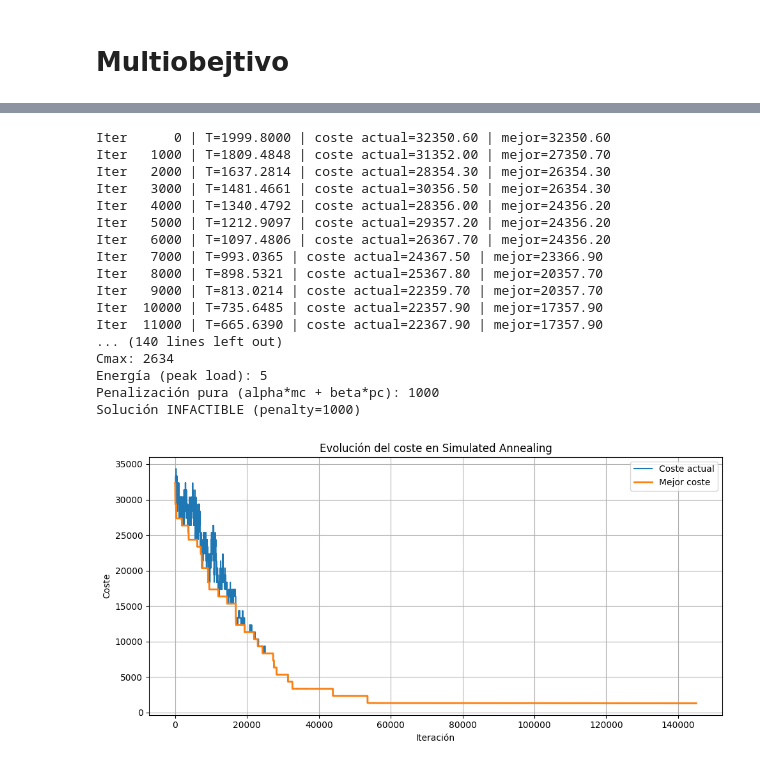
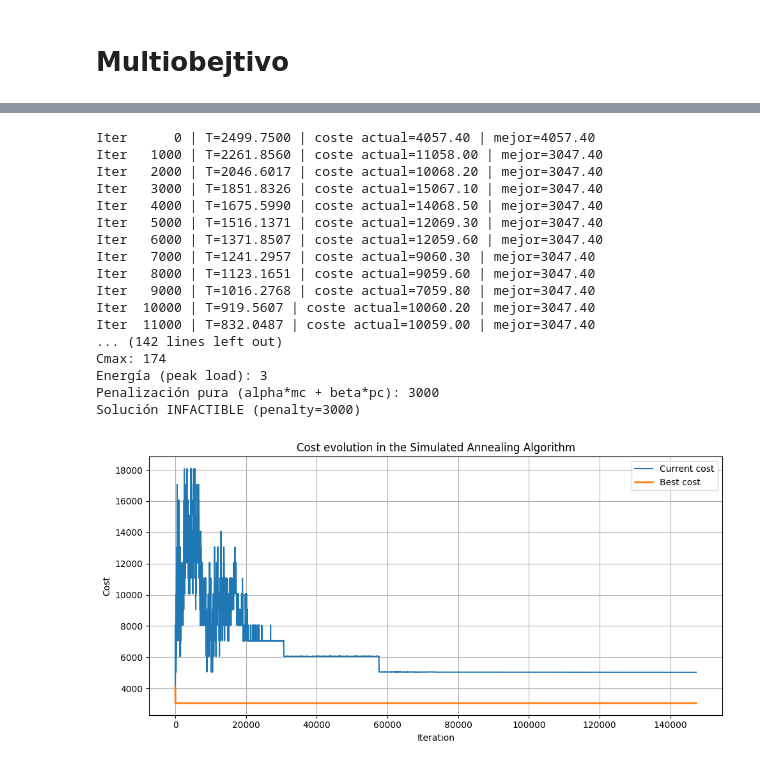
Before and after one commit to Lucia-Garcia-Lado/Graph-Coloring-Models-for-Production-Line-Scheduling-Optimization, a Jupyter notebook: graph_coloring_scheduling.ipynb, the cells around one changed output, grey strips where cells are left out. Drawn from its saved outputs; the diff is of its cells as text; code cells hidden in the pictures.

```diff
--- a/graph_coloring_scheduling.ipynb
+++ b/graph_coloring_scheduling.ipynb
@@ -58,7 +72,7 @@ def load_instance(filename):
 # 2. Problema e hiperparámetros
 # ------------------------------------------------------------
 
-OPERATIONS, NUM_JOBS, NUM_MACHINES = load_instance("ft10")
+OPERATIONS, NUM_JOBS, NUM_MACHINES = load_instance("ft06")
 NUM_OPS = len(OPERATIONS)
 
 HORIZON = sum(op["duration"] for op in OPERATIONS)
@@ -67,7 +81,7 @@ print(f"Dataset loaded. Horizon set to: {HORIZON}")
 
 # Variables genéticas
 POPULATION_SIZE = max(NUM_OPS*15, 200)
-NUM_GENERATIONS = NUM_OPS*5
+NUM_GENERATIONS = max(NUM_OPS*5, 200)
 CROSS_PROBABILITY = 0.8
 MUT_PROBABILITY = 0.2
 
@@ -328,7 +361,7 @@ KeyboardInterrupt:
 # 2. Problema e hiperparámetros
 # ------------------------------------------------------------
 
-OPERATIONS, NUM_JOBS, NUM_MACHINES = load_instance("ft10")
+OPERATIONS, NUM_JOBS, NUM_MACHINES = load_instance("ft06")
 NUM_OPS = len(OPERATIONS)
 
 HORIZON = sum(op["duration"] for op in OPERATIONS)
@@ -337,7 +370,7 @@ print(f"Dataset loaded. Horizon set to: {HORIZON}")
 
 # Variables genéticas
 POPULATION_SIZE = max(NUM_OPS*15, 200)
-NUM_GENERATIONS = 500
+NUM_GENERATIONS = max(NUM_OPS*10, 500)
 CROSS_PROBABILITY = 0.8
 MUT_PROBABILITY = 0.2
 
@@ -430,7 +465,7 @@ def evaluate(ind):
     gamma = 10    # Peso para Carga Pico
     delta = 0.1
 
-    return energy*gamma+Cmax*delta, ((machine_conflicts+precedence_conflicts)**2)*1000
+    return energy*gamma+Cmax*delta, (machine_conflicts+precedence_conflicts)*1000
 # %%
 # ------------------------------------------------------------
 # 4. Operadores Genéticos
@@ -449,7 +484,7 @@ def generate_feasible_sequence():
     start_range = int(HORIZON * 0.1)
     if start_range < 1: start_range = 1
 
-    slack_range = int(HORIZON * 0.20)
+    slack_range = int(HORIZON * 0.2)
     if slack_range < 1: slack_range = 1
 
     for job_id, steps in JOB_MAP.items():
@@ -583,8 +641,4 @@ if __name__ == "__main__":
 # %%
-import math
-import random
-import matplotlib.pyplot as plt
-
 # ============================================================
 #  Evaluación (coste escalar) + función auxiliar de componentes
 # ============================================================
@@ -789,54 +843,58 @@ def simulated_annealing(
 
     print("\n--- Resultado Simulated Annealing ---")
     print(f"Mejor coste escalar: {best_cost:.2f}")
     print(f"Conflictos máquina: {mc}")
     print(f"Conflictos precedencia: {pc}")
     print(f"Cmax: {Cmax}")
     print(f"Energía (peak load): {energy}")
     print(f"Penalización pura (alpha*mc + beta*pc): {penalty}")
     print("Solución FACTIBLE" if penalty == 0 else f"Solución INFACTIBLE (penalty={penalty})")
 
     # ===== 7. Gráfica de evolución del coste =====
     plt.figure(figsize=(10, 5))
-    plt.plot(costs_history, label="Coste actual")
-    plt.plot(best_history, label="Mejor coste", linewidth=2)
-    plt.xlabel("Iteración")
-    plt.ylabel("Coste")
-    plt.title("Evolución del coste en Simulated Annealing")
+    plt.plot(costs_history, label="Current cost")
+    plt.plot(best_history, label="Best cost", linewidth=2)
+    plt.xlabel("Iteration")
+    plt.ylabel("Cost")
+    plt.title("Cost evolution in the Simulated Annealing Algorithm")
     plt.legend()
     plt.grid(True)
     plt.tight_layout()
     plt.show()
 
     return best, best_cost
 
 
 if __name__ == "__main__":
+
+
+    random.seed(SEED)
+    np.random.seed(SEED)
     # Ejemplo de llamada a SA (puedes tunear los parámetros):
     best_solution, best_cost = simulated_annealing(
         max_iters=10000000,
-        T_init=2000.0,
+        T_init=2500.0,
         T_min=1e-3,
         alpha=0.9999,
         max_shift=3,
         verbose=True
     )
 # %% [output]
-Iter      0 | T=1999.8000 | coste actual=32350.60 | mejor=32350.60
-Iter   1000 | T=1809.4848 | coste actual=31352.00 | mejor=27350.70
-Iter   2000 | T=1637.2814 | coste actual=28354.30 | mejor=26354.30
-Iter   3000 | T=1481.4661 | coste actual=30356.50 | mejor=26354.30
-Iter   4000 | T=1340.4792 | coste actual=28356.00 | mejor=24356.20
-Iter   5000 | T=1212.9097 | coste actual=29357.20 | mejor=24356.20
-Iter   6000 | T=1097.4806 | coste actual=26367.70 | mejor=24356.20
-Iter   7000 | T=993.0365 | coste actual=24367.50 | mejor=23366.90
-Iter   8000 | T=898.5321 | coste actual=25367.80 | mejor=20357.70
-Iter   9000 | T=813.0214 | coste actual=22359.70 | mejor=20357.70
-Iter  10000 | T=735.6485 | coste actual=22357.90 | mejor=17357.90
-Iter  11000 | T=665.6390 | coste actual=22367.90 | mejor=17357.90
-... (140 lines left out)
-Cmax: 2634
-Energía (peak load): 5
-Penalización pura (alpha*mc + beta*pc): 1000
-Solución INFACTIBLE (penalty=1000)
+Iter      0 | T=2499.7500 | coste actual=4057.40 | mejor=4057.40
+Iter   1000 | T=2261.8560 | coste actual=11058.00 | mejor=3047.40
+Iter   2000 | T=2046.6017 | coste actual=10068.20 | mejor=3047.40
+Iter   3000 | T=1851.8326 | coste actual=15067.10 | mejor=3047.40
+Iter   4000 | T=1675.5990 | coste actual=14068.50 | mejor=3047.40
+Iter   5000 | T=1516.1371 | coste actual=12069.30 | mejor=3047.40
+Iter   6000 | T=1371.8507 | coste actual=12059.60 | mejor=3047.40
+Iter   7000 | T=1241.2957 | coste actual=9060.30 | mejor=3047.40
+Iter   8000 | T=1123.1651 | coste actual=9059.60 | mejor=3047.40
+Iter   9000 | T=1016.2768 | coste actual=7059.80 | mejor=3047.40
+Iter  10000 | T=919.5607 | coste actual=10060.20 | mejor=3047.40
+Iter  11000 | T=832.0487 | coste actual=10059.00 | mejor=3047.40
+... (142 lines left out)
+Cmax: 174
+Energía (peak load): 3
+Penalización pura (alpha*mc + beta*pc): 3000
+Solución INFACTIBLE (penalty=3000)
-[figure, old version]
+[figure, new version]
```
Also changed, not shown: parts of 8 cells of this notebook.
